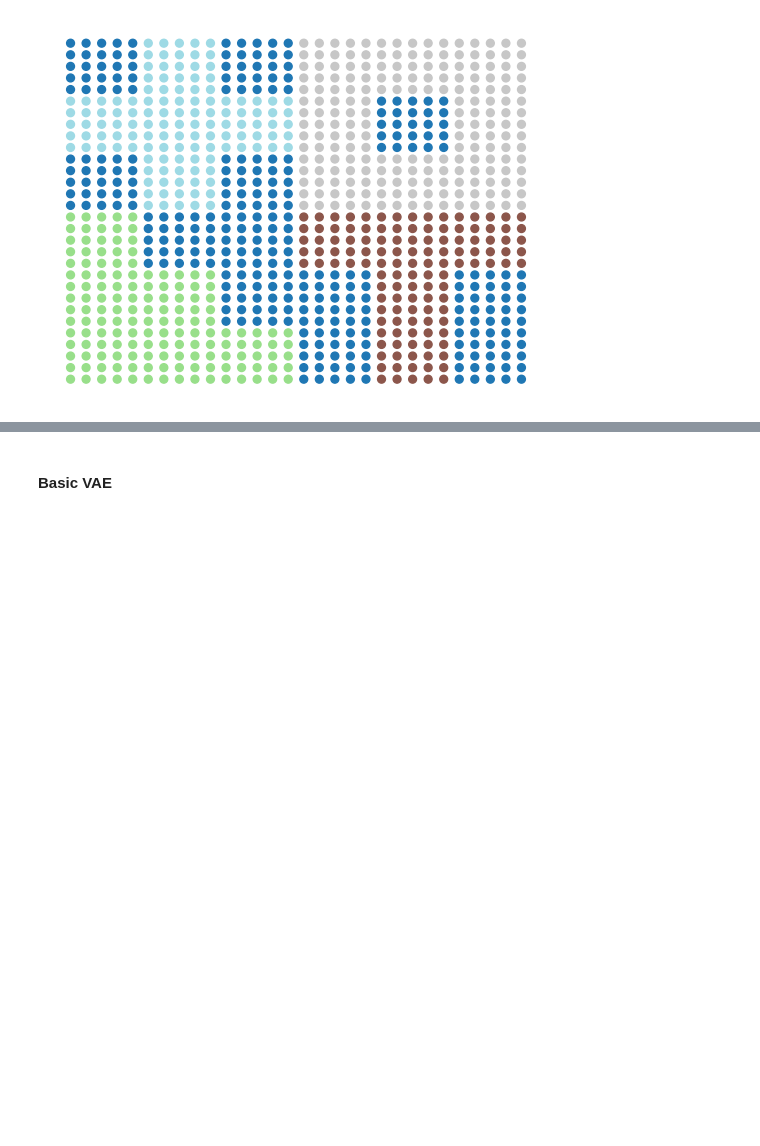
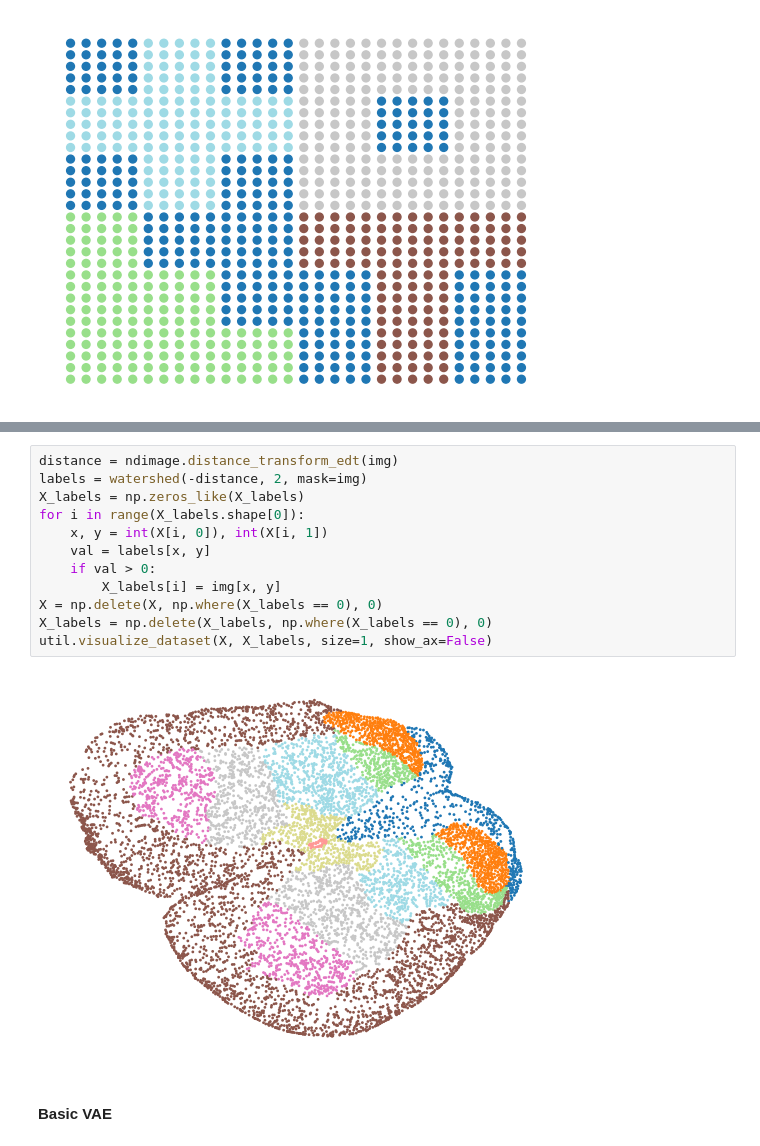
Before and after one commit to craigfouts/NeuralTopicModels, a Jupyter notebook: sandbox.ipynb, the cells around one changed output, grey strips where cells are left out. Drawn from its saved outputs; the diff is of its cells as text; blank space fills up the shorter version.

```diff
--- a/sandbox.ipynb
+++ b/sandbox.ipynb
@@ -40,3 +80,17 @@ util.visualize_dataset(X, X_labels, size=32, show_ax=False)
+# %%
+distance = ndimage.distance_transform_edt(img)
+labels = watershed(-distance, 2, mask=img)
+X_labels = np.zeros_like(X_labels)
+for i in range(X_labels.shape[0]):
+    x, y = int(X[i, 0]), int(X[i, 1])
+    val = labels[x, y]
+    if val > 0:
+        X_labels[i] = img[x, y]
+X = np.delete(X, np.where(X_labels == 0), 0)
+X_labels = np.delete(X_labels, np.where(X_labels == 0), 0)
+util.visualize_dataset(X, X_labels, size=1, show_ax=False)
+# %% [output]
+[figure, added]
 # %% [markdown]
 #### Basic VAE
 # %%
```
Also changed, not shown: parts of 6 cells of this notebook, 3 other files.
